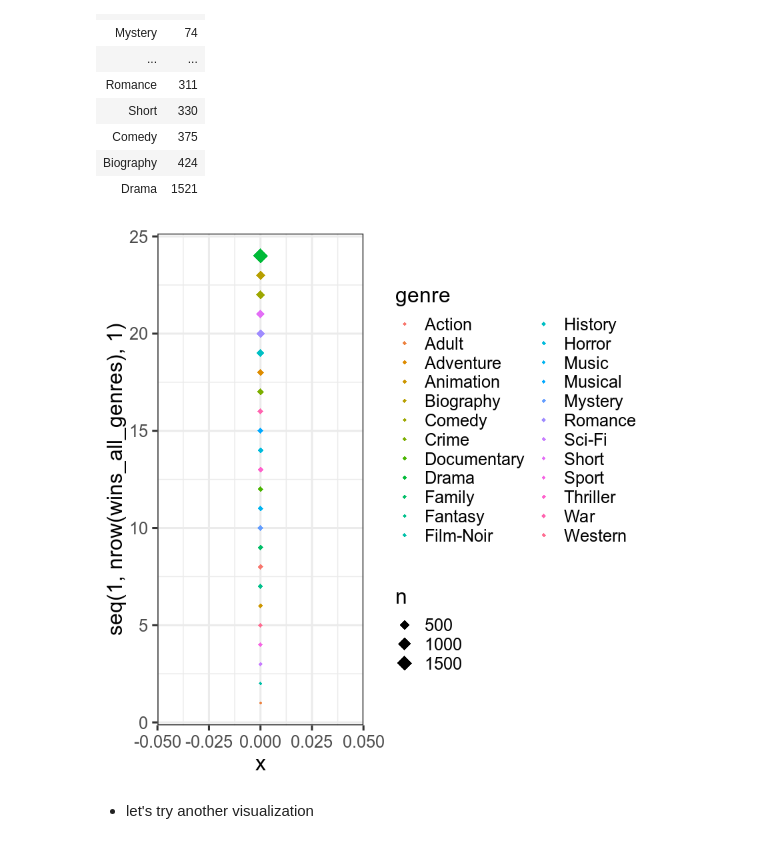
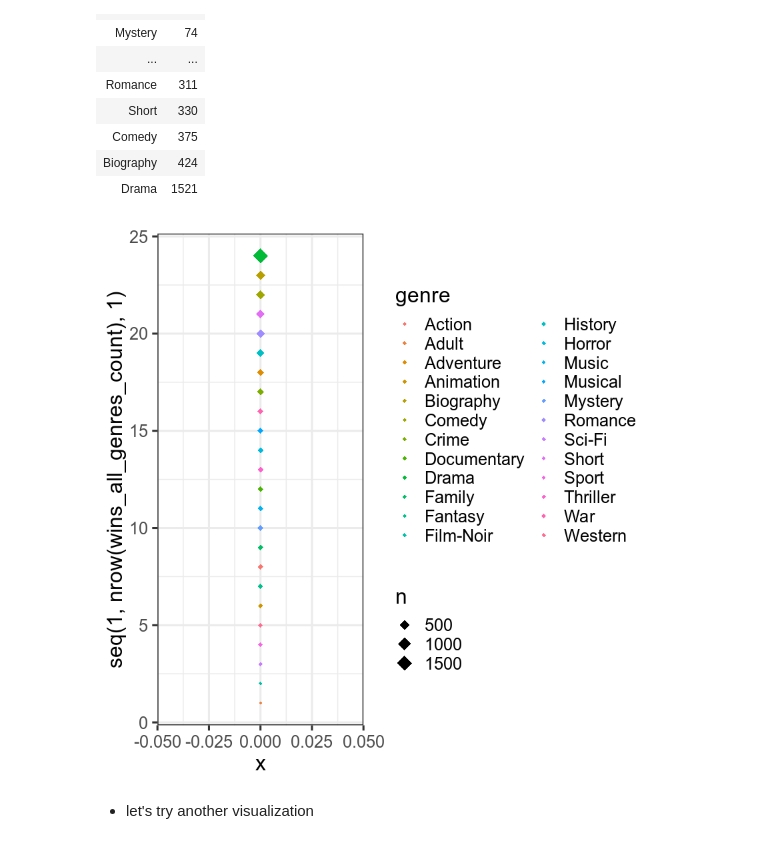
Before and after one commit to fsbarros98/IMDb_analysis, a Jupyter notebook: src/05.1_hypothesis_success_people_awards_FB.ipynb, the cells around one changed output. Saved outputs shown, nothing was run; the diff lists cells and outputs as text; code cells hidden in the pictures.

```diff
--- a/src/05_hypothesis_success_people_awards_FB.ipynb
+++ b/src/05.1_hypothesis_success_people_awards_FB.ipynb
@@ -548,16 +548,17 @@ wins_all_genres
 | Romance | NA | 112 | 199 |
 | Biography | NA | 120 | 304 |
 # %%
-wins_all_genres_n = wins_all_genres %>% select(2,3,4)
+wins_all_genres_count = wins_all_genres
+wins_all_genres_n = wins_all_genres_count %>% select(2,3,4)
 wins_all_genres_n = rowSums(wins_all_genres_n,na.rm=TRUE)
-wins_all_genres$n = wins_all_genres_n
+wins_all_genres_count$n = wins_all_genres_n
 
-wins_all_genres$n_1=NULL
-wins_all_genres$n.x=NULL
-wins_all_genres$n.y=NULL
+wins_all_genres_count$n_1=NULL
+wins_all_genres_count$n.x=NULL
+wins_all_genres_count$n.y=NULL
 
-wins_all_genres = arrange(wins_all_genres,n)
-wins_all_genres
+wins_all_genres_count = arrange(wins_all_genres_count,n)
+wins_all_genres_count
 # %% [output]
 | genre | n |
 | Adult | 1 |
@@ -578,12 +579,12 @@ wins_all_genres
 | Drama | 1521 |
 # %%
 ggplot ()+
-geom_point(shape=18,data=wins_all_genres,
-           aes(x=0,y=seq(1,nrow(wins_all_genres),1),
+geom_point(shape=18,data=wins_all_genres_count,
+           aes(x=0,y=seq(1,nrow(wins_all_genres_count),1),
                size=n,colour=genre))  +
 theme_bw(base_size = 19)
 # %% [output]
-[figure, old version]
+[figure, new version]
 # %% [markdown]
  - let's try another visualization
 # %%
```
Also changed, not shown: parts of 23 cells of this notebook.
